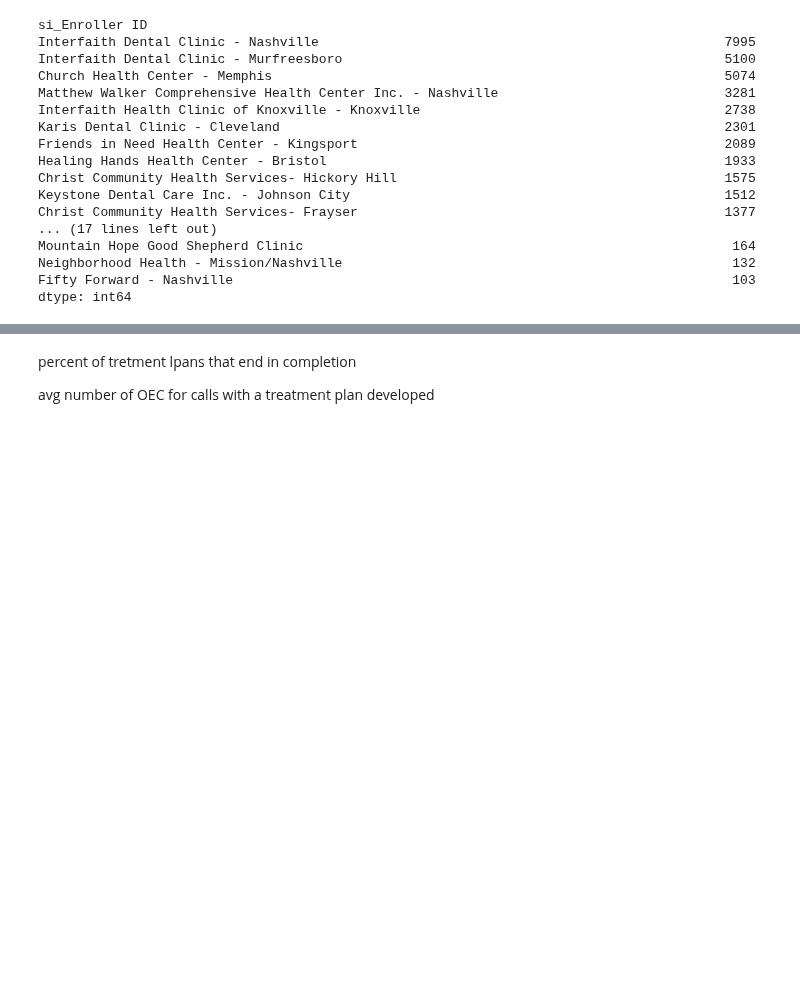
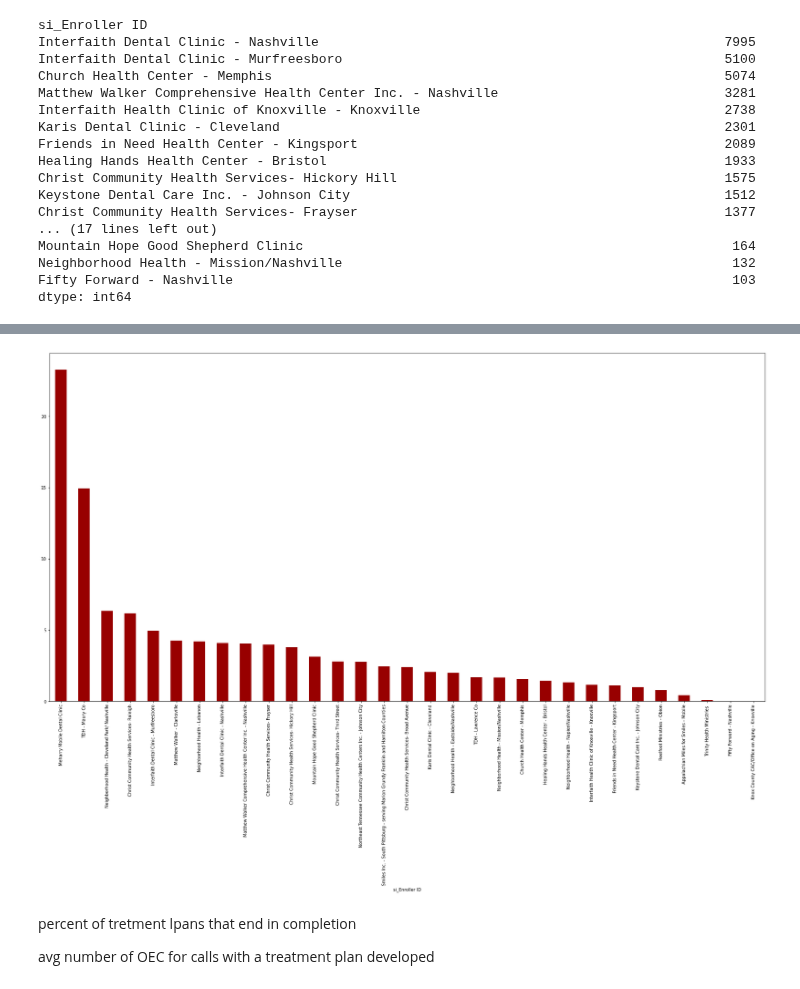
Before and after one commit to Jmiah789/smile-on-get_tootha_choppa, a Jupyter notebook: notebooks/1_cleanup.ipynb, the cells around one changed output, grey strips where cells are left out. Cells and saved outputs as stored; diff of their text form; code cells hidden in the pictures; blank space fills up the shorter version.

Commit message:
finally

```diff
--- a/notebooks/1_cleanup.ipynb
+++ b/notebooks/1_cleanup.ipynb
@@ -712,0 +700,4 @@ plt.rcParams["figure.figsize"]=(30, 15)
+# %%
+number_of_plans_completed_for_final_plot = number_of_plans_completed_clinic
+
+number_of_plans_completed_for_final_plot
@@ -712,0 +722,4 @@ plt.rcParams["figure.figsize"]=(30, 15)
+# %%
+oec_codes_for_final_plot = master_clinics_oecs_summed['oec_codes'].sort_values(ascending = False)
+
+oec_codes_for_final_plot
@@ -713,3 +744,12 @@ plt.rcParams["figure.figsize"]=(30, 15)
+# %%
+oec_codes_per_plans_completed_by_clinic = oec_codes_for_final_plot/number_of_plans_completed_for_final_plot
+
+oec_codes_per_plans_completed_by_clinic = oec_codes_per_plans_completed_by_clinic.sort_values(ascending = False)
+# %%
+oec_codes_per_plans_completed_by_clinic.plot.bar( color = '#980000')
+plt.rcParams["figure.figsize"]=(30, 15)
+# %% [output]
+[figure, added]
 # %% [markdown]
 percent of tretment lpans that end in completion
 
```
Also changed, not shown: parts of 44 cells of this notebook.
